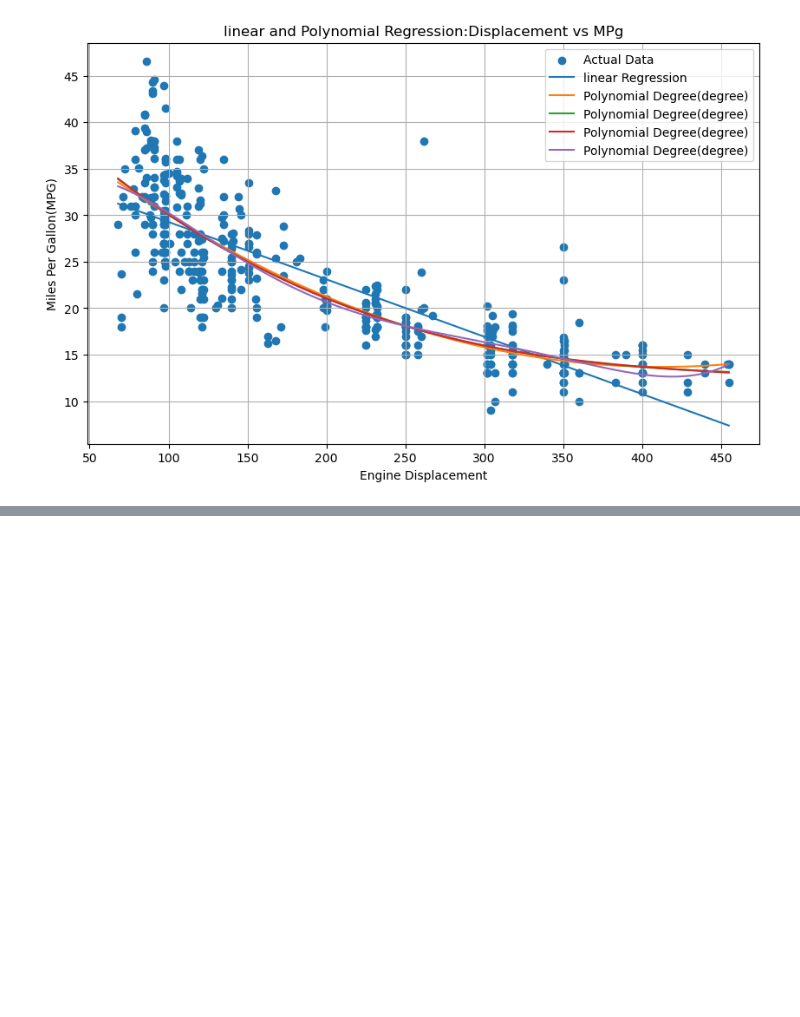
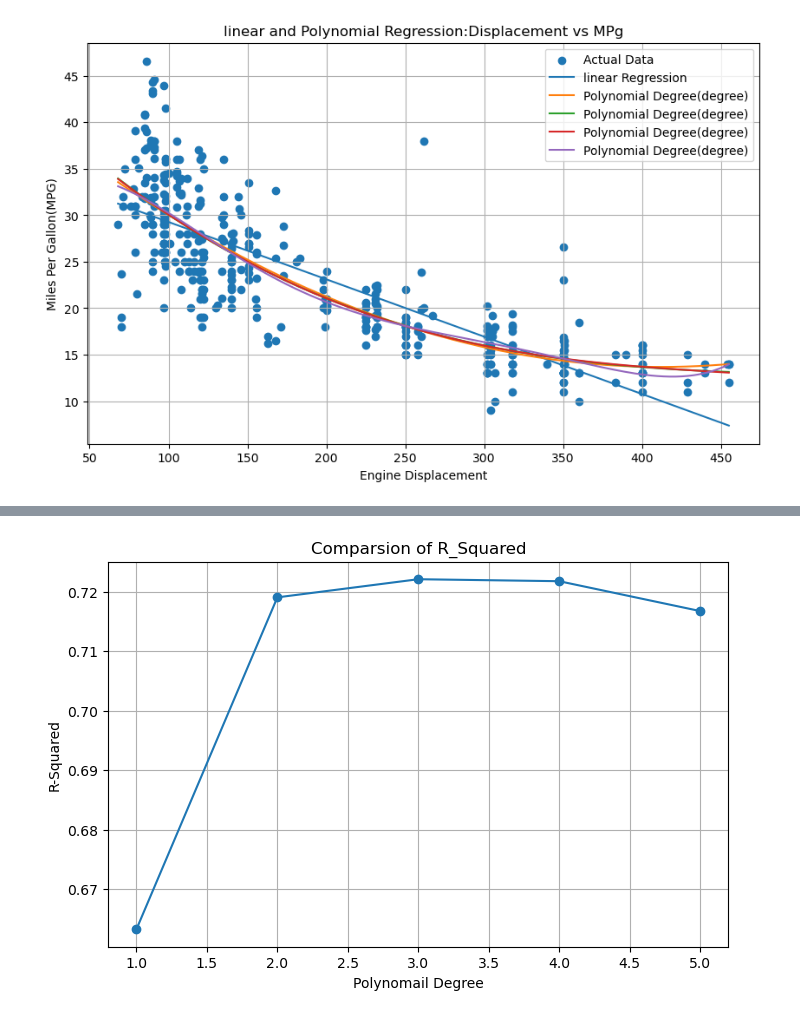
Before and after one commit to albin122/machine-learning-lab-, a Jupyter notebook: prg2.ipynb, the cells around one changed output, grey strips where cells are left out. Drawn from its saved outputs; the diff is of its cells as text; code cells hidden in the pictures; blank space fills up the shorter version.

```diff
--- a/prg2.ipynb
+++ b/prg2.ipynb
@@ -164,0 +180,14 @@ plt.show()
+# %%
+plt.figure(figsize=(8,5))
+plt.plot(
+    result_df['Degree'],
+    result_df['R_squared'],
+    marker='o'
+)
+plt.xlabel("Polynomail Degree")
+plt.ylabel("R-Squared")
+plt.title("Comparsion of R_Squared")
+plt.grid(True)
+plt.show()
+# %% [output]
+[figure, added]
```
Also changed, not shown: parts of 1 cell of this notebook.
